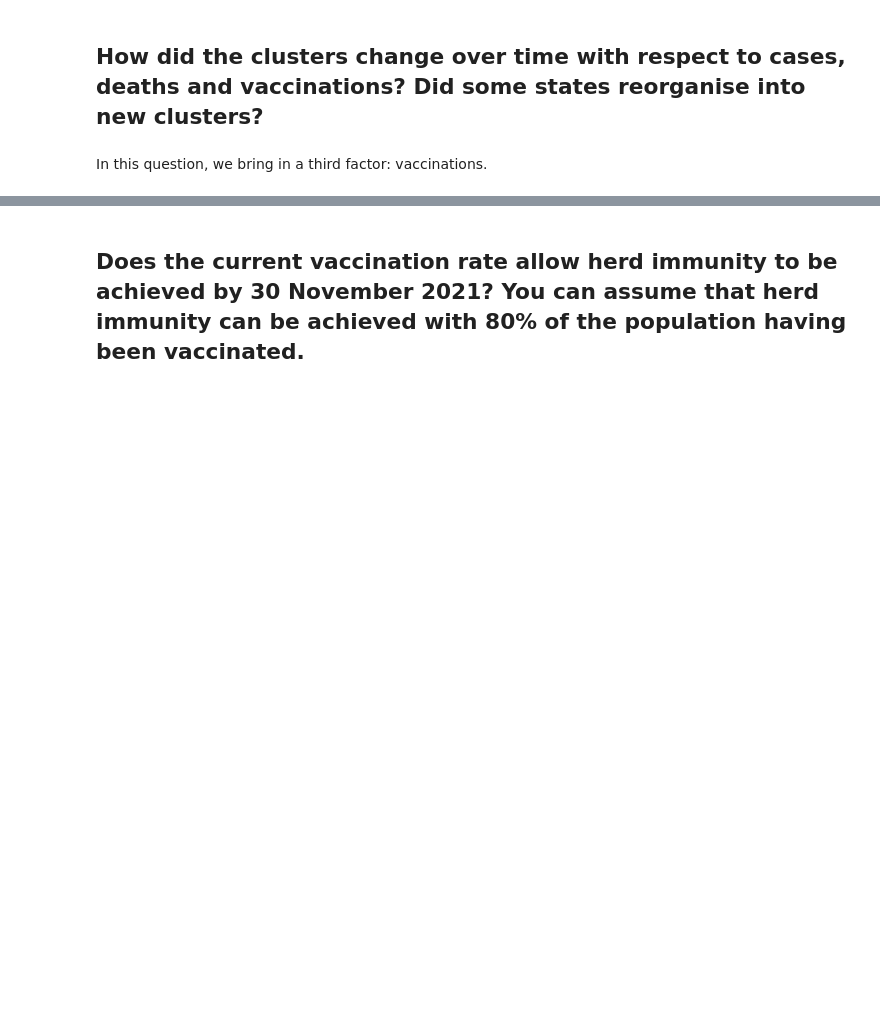
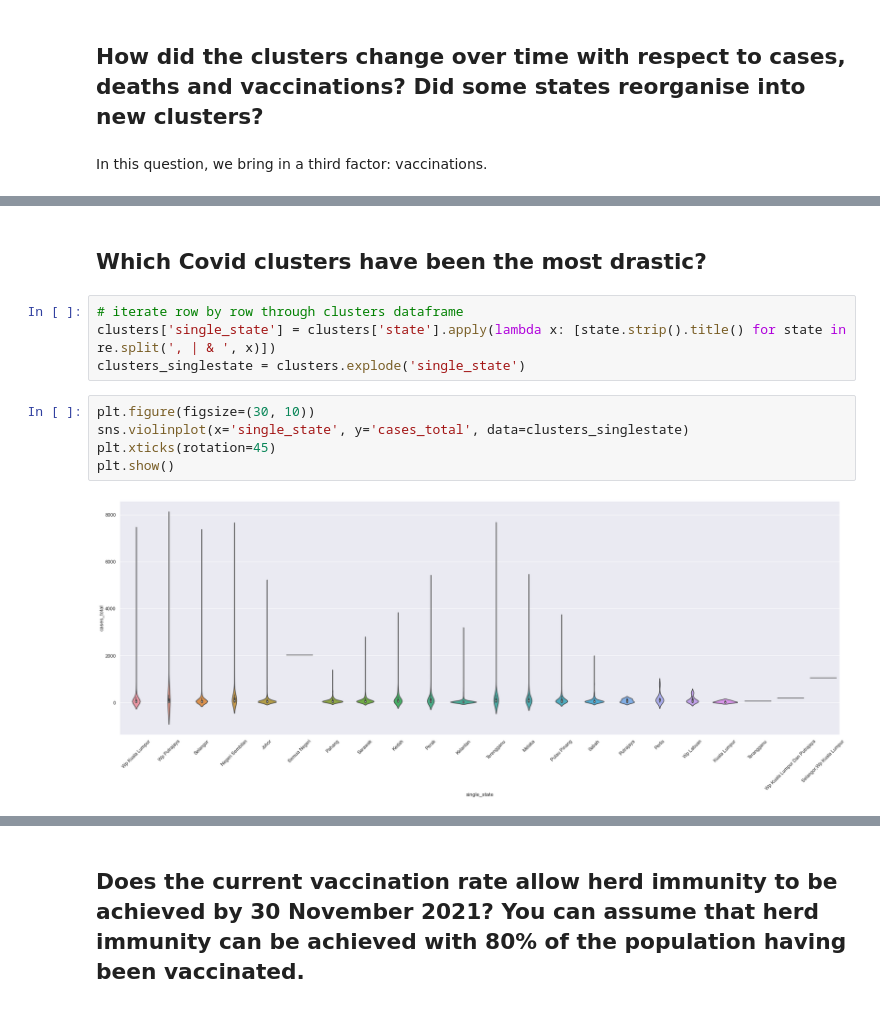
Before and after one commit to sidharrth2002/covid-streamlit-2, a Jupyter notebook: exploration.ipynb, the cells around one changed output, grey strips where cells are left out. Drawn from its saved outputs; the diff is of its cells as text; blank space fills up the shorter version.

```diff
--- a/exploration.ipynb
+++ b/exploration.ipynb
@@ -1203,0 +1287,13 @@ for i, date_range in enumerate(ranges):
+# %% [markdown]
+## Which Covid clusters have been the most drastic?
+# %%
+# iterate row by row through clusters dataframe
+clusters['single_state'] = clusters['state'].apply(lambda x: [state.strip().title() for state in re.split(', | & ', x)])
+clusters_singlestate = clusters.explode('single_state')
+# %%
+plt.figure(figsize=(30, 10))
+sns.violinplot(x='single_state', y='cases_total', data=clusters_singlestate)
+plt.xticks(rotation=45)
+plt.show()
+# %% [output]
+[figure, added]
```
Also changed, not shown: parts of 12 cells of this notebook.
